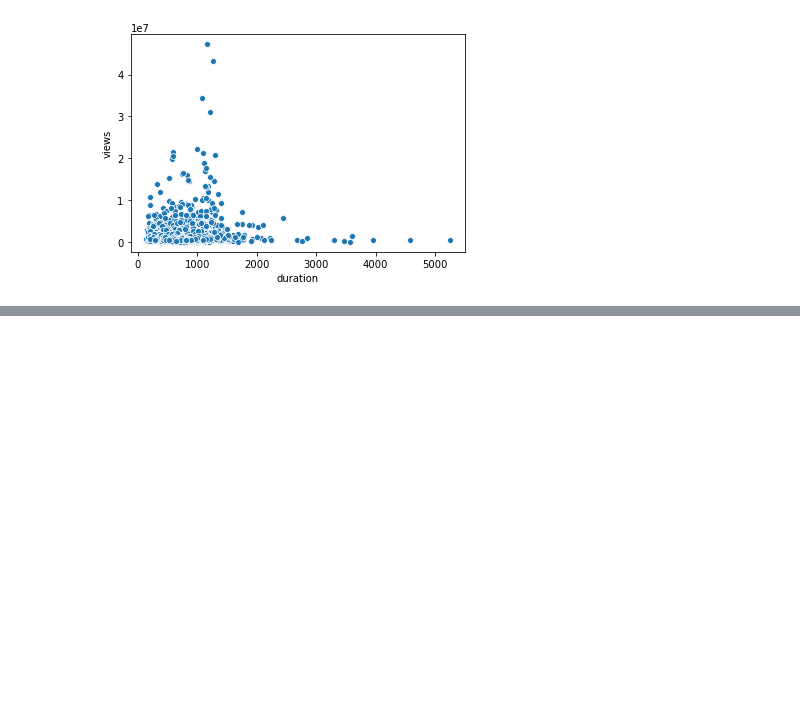
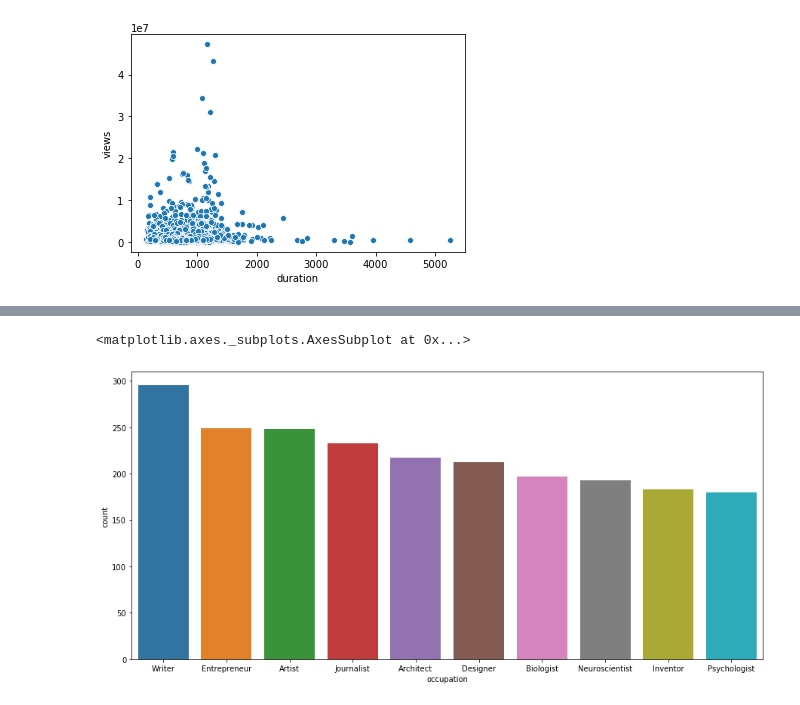
Before and after one commit to LeDuySon/tedtalkEDA, a Jupyter notebook: Tedtalk.ipynb, the cells around one changed output, grey strips where cells are left out. Cells and saved outputs as stored; diff of their text form; code cells hidden in the pictures; blank space fills up the shorter version.

```diff
--- a/Tedtalk.ipynb
+++ b/Tedtalk.ipynb
@@ -418,0 +472,6 @@ df
+# %%
+df_s.drop("tags", axis = 1 , inplace = True)
+# %%
+speaker_df = pd.DataFrame(df_s["speaker_occupation"].value_counts().reset_index())
+speaker_df.rename(columns = {"index": "occupation", "speaker_occupation": "count"}, inplace = True)
+speaker_df.head()
@@ -418,0 +485,6 @@ df
+# %%
+plt.figure(figsize = (15, 7))
+sns.barplot("occupation", "count", data = speaker_df.iloc[:10])
+# %% [output]
+<matplotlib.axes._subplots.AxesSubplot at 0x...>
+[figure, added]
```
Also changed, not shown: parts of 33 cells of this notebook.
